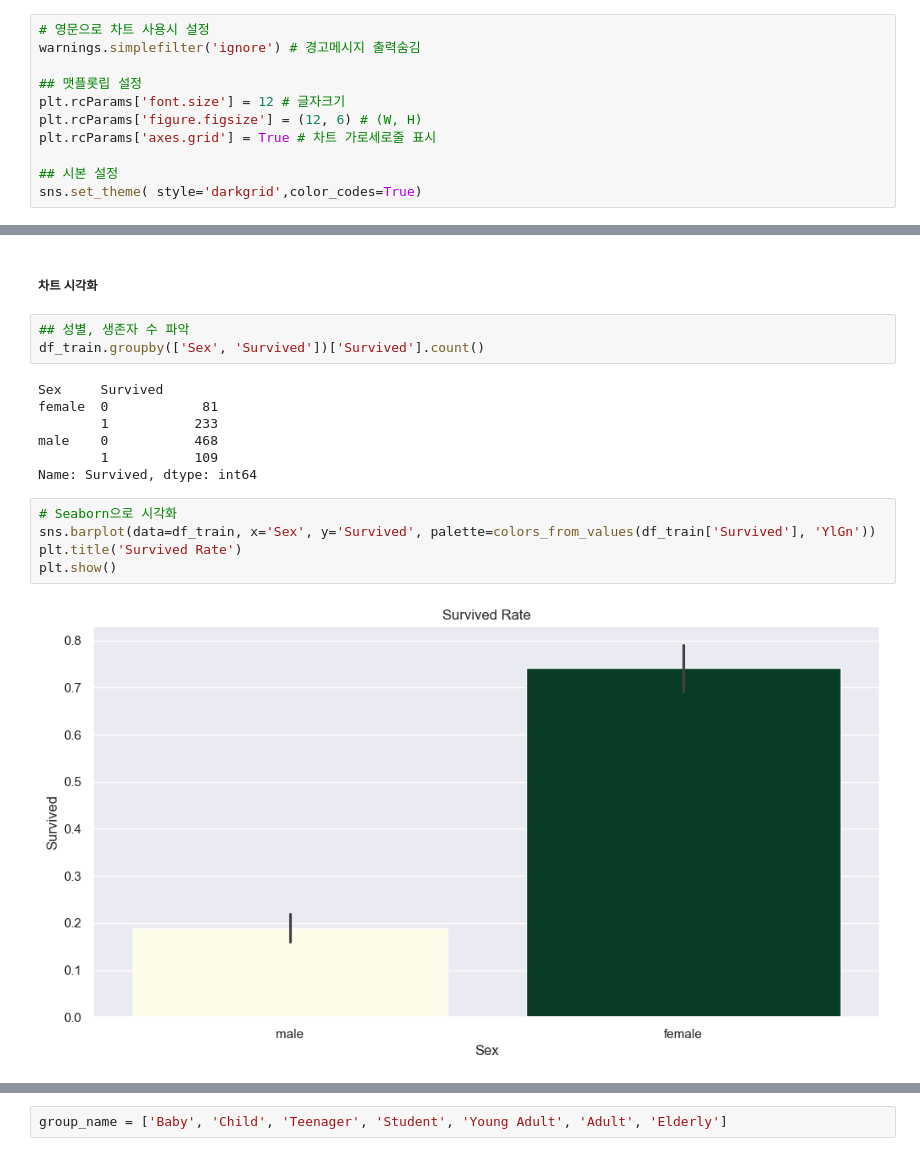
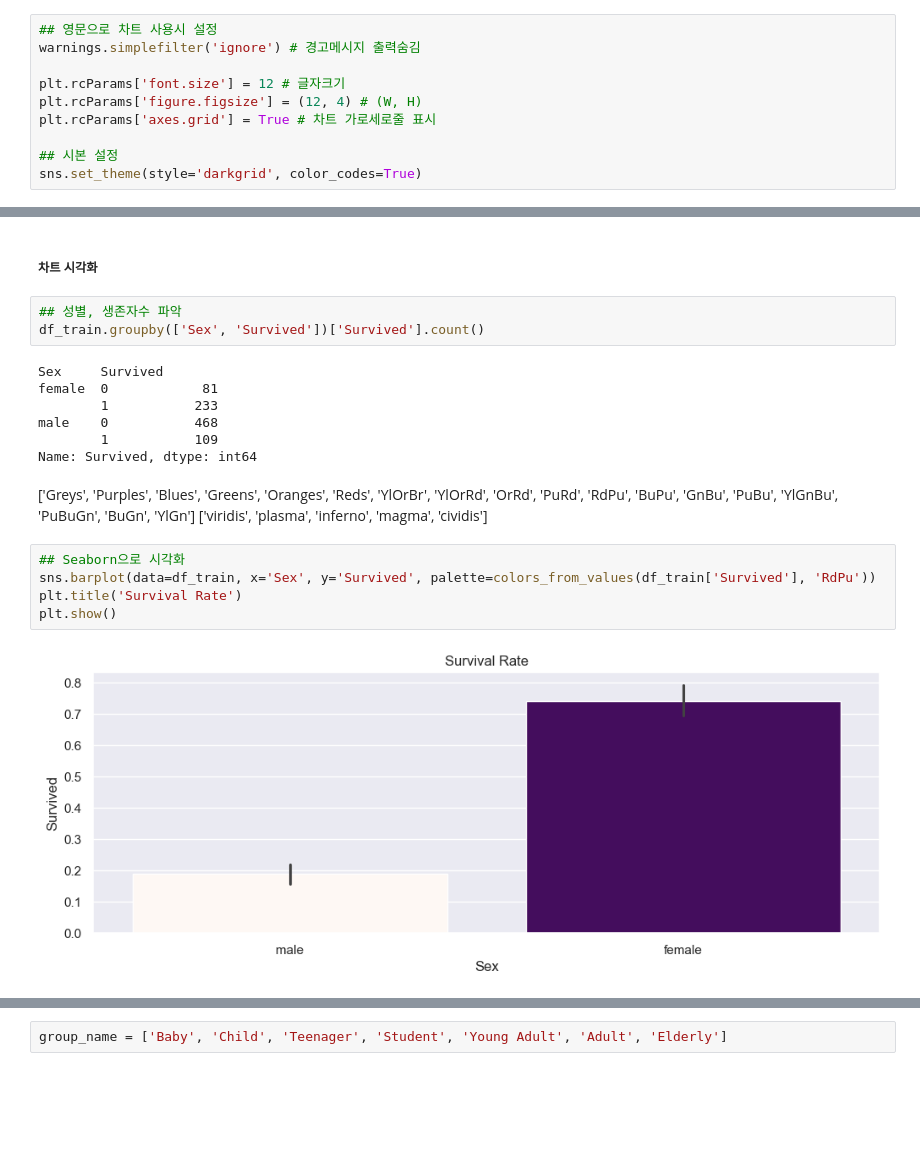
Before and after one commit to som7199/IoT-bigdata-2024, a Jupyter notebook: day05/dba11_linear_regression.ipynb, the cells around one changed output, grey strips where cells are left out. Saved outputs shown, nothing was run; the diff lists cells and outputs as text; blank space fills up the shorter version.

```diff
--- a/day05/dba11_linear_regression.ipynb
+++ b/day05/dba11_linear_regression.ipynb
@@ -101,14 +43,13 @@ import seaborn as sns
 import time
 from tqdm import tqdm  # 반복 진행 프로그레스바 모듈
 # %%
-# 영문으로 차트 사용시 설정
+## 영문으로 차트 사용시 설정
 warnings.simplefilter('ignore') # 경고메시지 출력숨김
 
-## 맷플롯립 설정
 plt.rcParams['font.size'] = 12 # 글자크기
-plt.rcParams['figure.figsize'] = (12, 6) # (W, H)
+plt.rcParams['figure.figsize'] = (12, 4) # (W, H)
 plt.rcParams['axes.grid'] = True # 차트 가로세로줄 표시
 
 ## 시본 설정
-sns.set_theme( style='darkgrid',color_codes=True)
+sns.set_theme(style='darkgrid', color_codes=True)
 # %%
@@ -266,7 +223,7 @@ df_train.tail()
 # %% [markdown]
 ##### 차트 시각화
 # %%
-## 성별, 생존자 수 파악
+## 성별, 생존자수 파악
 df_train.groupby(['Sex', 'Survived'])['Survived'].count()
 # %% [output]
 Sex     Survived
@@ -275,13 +232,16 @@ female  0            81
 male    0           468
         1           109
 Name: Survived, dtype: int64
+# %% [markdown]
+['Greys', 'Purples', 'Blues', 'Greens', 'Oranges', 'Reds', 'YlOrBr', 'YlOrRd', 'OrRd', 'PuRd', 'RdPu', 'BuPu', 'GnBu', 'PuBu', 'YlGnBu', 'PuBuGn', 'BuGn', 'YlGn']
+['viridis', 'plasma', 'inferno', 'magma', 'cividis']
 # %%
-# Seaborn으로 시각화
-sns.barplot(data=df_train, x='Sex', y='Survived', palette=colors_from_values(df_train['Survived'], 'YlGn'))
-plt.title('Survived Rate')
+## Seaborn으로 시각화
+sns.barplot(data=df_train, x='Sex', y='Survived', palette=colors_from_values(df_train['Survived'], 'RdPu'))
+plt.title('Survival Rate')
 plt.show()
 # %% [output]
-[figure, old version]
+[figure, new version]
 # %%
 sns.barplot(data=df_train, x='Pclass', y='Survived', hue='Sex', palette=colors_from_values(df_train['Survived'], 'RdPu'))
 plt.show()
```
Also changed, not shown: parts of 141 cells of this notebook, 6 other files.
